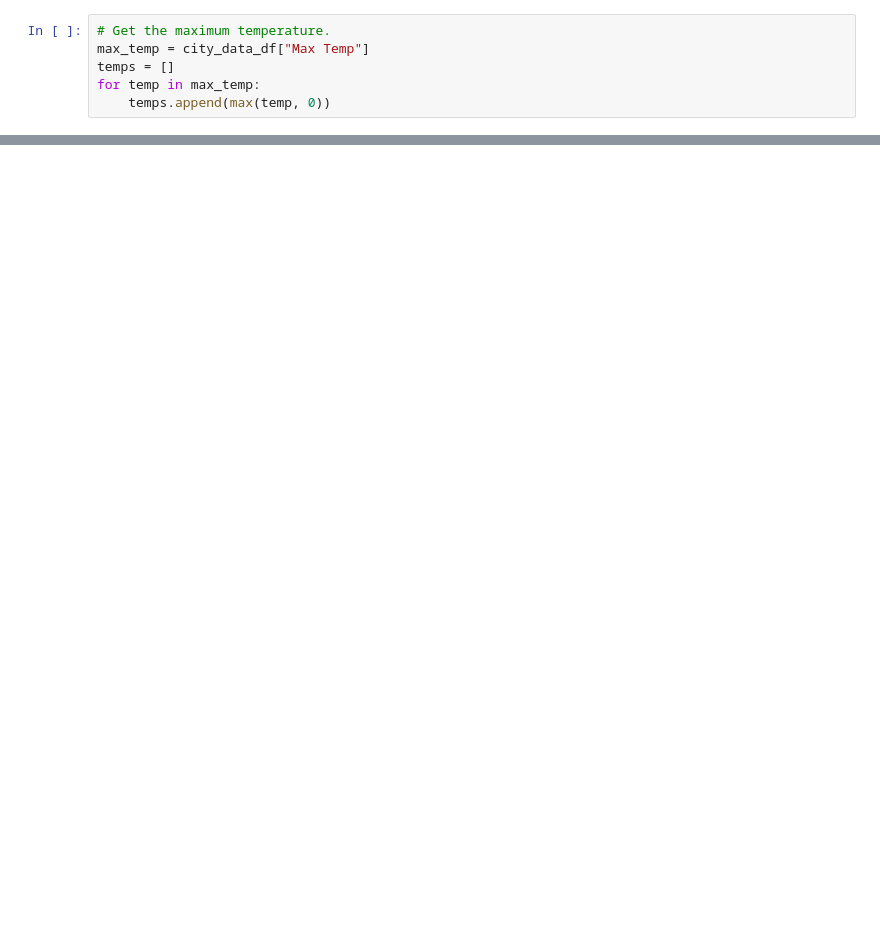
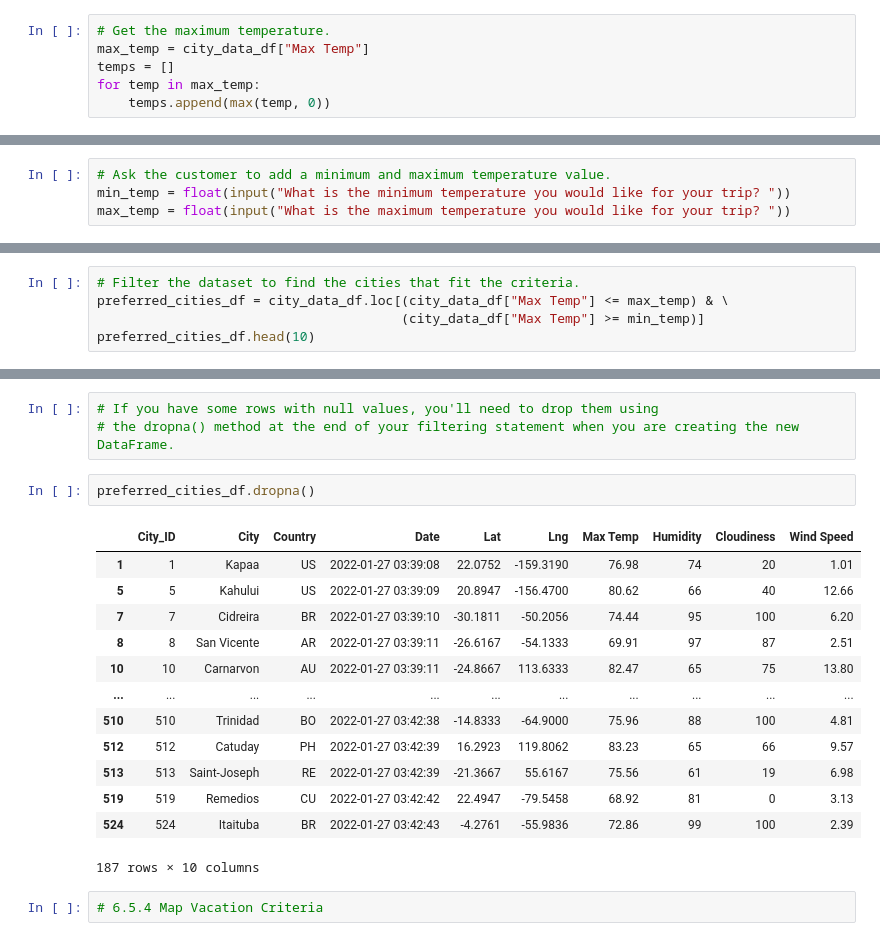
Before and after one commit to Angiecore/World_Weather_Analysis, a Jupyter notebook: VacationPy.ipynb, the cells around one changed output, grey strips where cells are left out. Drawn from its saved outputs; the diff is of its cells as text; blank space fills up the shorter version.

```diff
--- a/VacationPy.ipynb
+++ b/VacationPy.ipynb
@@ -66,0 +166,4 @@ for temp in max_temp:
+# %%
+# Ask the customer to add a minimum and maximum temperature value.
+min_temp = float(input("What is the minimum temperature you would like for your trip? "))
+max_temp = float(input("What is the maximum temperature you would like for your trip? "))
@@ -66,0 +173,5 @@ for temp in max_temp:
+# %%
+# Filter the dataset to find the cities that fit the criteria.
+preferred_cities_df = city_data_df.loc[(city_data_df["Max Temp"] <= max_temp) & \
+                                       (city_data_df["Max Temp"] >= min_temp)]
+preferred_cities_df.head(10)
@@ -66,0 +233,21 @@ for temp in max_temp:
+# %%
+# If you have some rows with null values, you'll need to drop them using
+# the dropna() method at the end of your filtering statement when you are creating the new DataFrame.
+# %%
+preferred_cities_df.dropna()
+# %% [output]
+|  | City_ID | City | Country | Date | Lat | Lng | Max Temp | Humidity | Cloudiness | Wind Speed |
+| 1 | 1 | Kapaa | US | 2022-01-27 03:39:08 | 22.0752 | -159.3190 | 76.98 | 74 | 20 | 1.01 |
+| 5 | 5 | Kahului | US | 2022-01-27 03:39:09 | 20.8947 | -156.4700 | 80.62 | 66 | 40 | 12.66 |
+| 7 | 7 | Cidreira | BR | 2022-01-27 03:39:10 | -30.1811 | -50.2056 | 74.44 | 95 | 100 | 6.20 |
+| 8 | 8 | San Vicente | AR | 2022-01-27 03:39:11 | -26.6167 | -54.1333 | 69.91 | 97 | 87 | 2.51 |
+| 10 | 10 | Carnarvon | AU | 2022-01-27 03:39:11 | -24.8667 | 113.6333 | 82.47 | 65 | 75 | 13.80 |
+| ... | ... | ... | ... | ... | ... | ... | ... | ... | ... | ... |
+| 510 | 510 | Trinidad | BO | 2022-01-27 03:42:38 | -14.8333 | -64.9000 | 75.96 | 88 | 100 | 4.81 |
+| 512 | 512 | Catuday | PH | 2022-01-27 03:42:39 | 16.2923 | 119.8062 | 83.23 | 65 | 66 | 9.57 |
+| 513 | 513 | Saint-Joseph | RE | 2022-01-27 03:42:39 | -21.3667 | 55.6167 | 75.56 | 61 | 19 | 6.98 |
+| 519 | 519 | Remedios | CU | 2022-01-27 03:42:42 | 22.4947 | -79.5458 | 68.92 | 81 | 0 | 3.13 |
+| 524 | 524 | Itaituba | BR | 2022-01-27 03:42:43 | -4.2761 | -55.9836 | 72.86 | 99 | 100 | 2.39 |
+187 rows × 10 columns
+# %%
+# 6.5.4 Map Vacation Criteria
```
Also changed, not shown: parts of 22 cells of this notebook.
